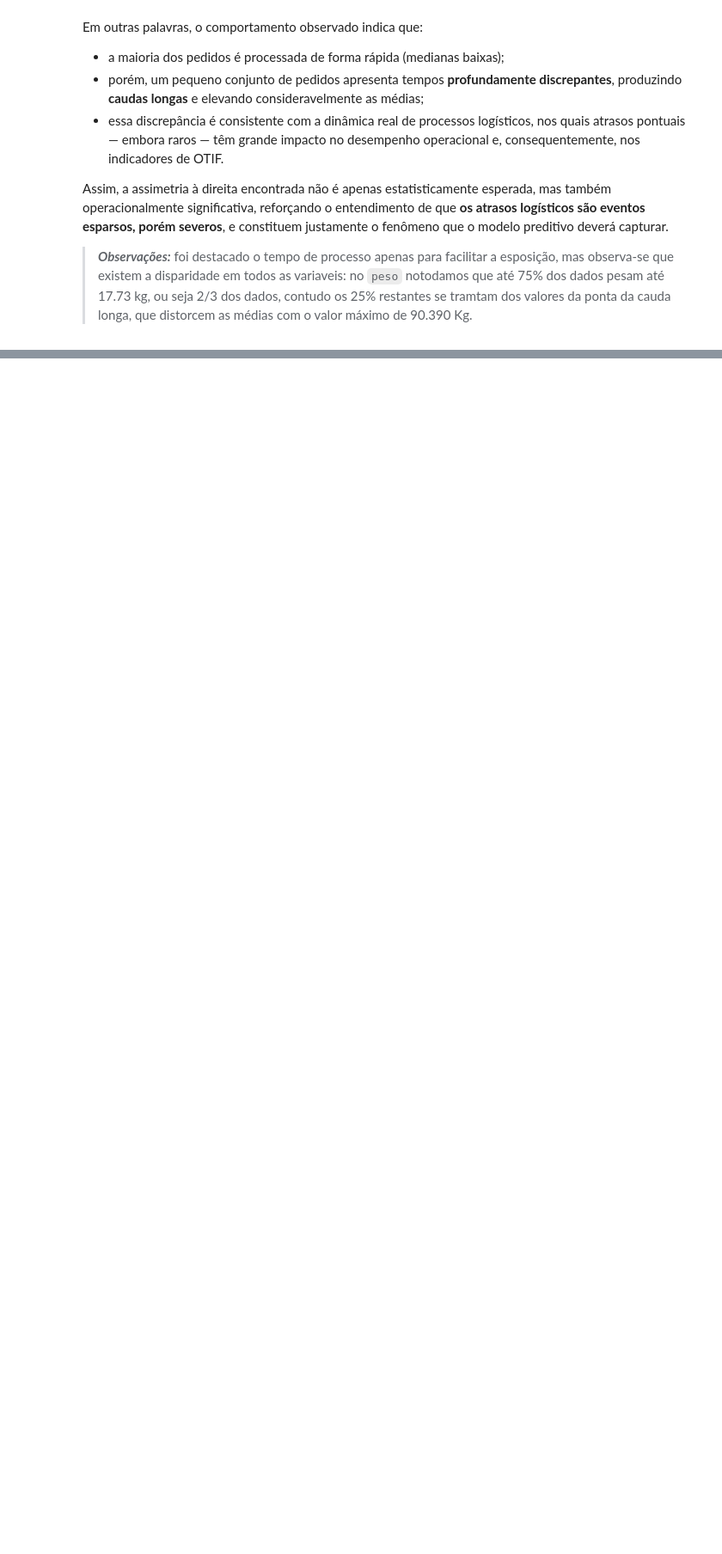
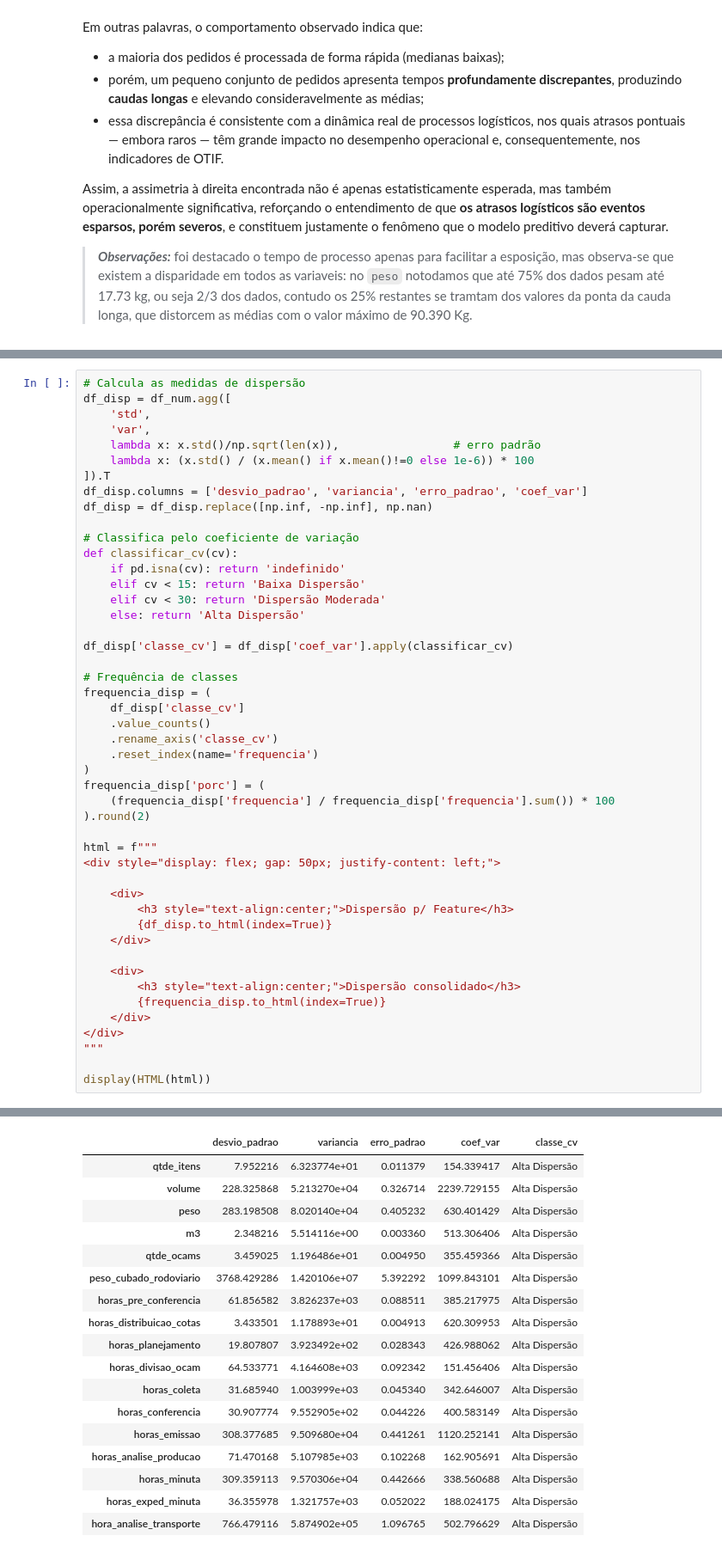
Before and after one commit to tiago466/ds-otif-detection-ml, a Jupyter notebook: notebooks/01_eda_descritiva.ipynb, the cells around one changed output, grey strips where cells are left out. Shown: that part at 86% size. Drawn from its saved outputs; the diff is of its cells as text; blank space fills up the shorter version.

```diff
--- a/notebooks/01_eda_descritiva.ipynb
+++ b/notebooks/01_eda_descritiva.ipynb
@@ -249,3 +252,51 @@ As análises desta etapa complementam diretamente o estudo de assimetria e prepa
 - Variáveis com **alto std** ou **alto CV** tendem a ser **ofensores operacionais**, contribuindo para atrasos.
 - Variáveis com **baixo desvio** indicam processos mais previsíveis e estáveis.
 - Comparar CV entre colunas poderá evidenciar quais etapas “puxam a cauda” da distribuição.
+# %%
+# Calcula as medidas de dispersão
+df_disp = df_num.agg([
+    'std',
+    'var',
+    lambda x: x.std()/np.sqrt(len(x)),                 # erro padrão
+    lambda x: (x.std() / (x.mean() if x.mean()!=0 else 1e-6)) * 100
+]).T
+df_disp.columns = ['desvio_padrao', 'variancia', 'erro_padrao', 'coef_var']
+df_disp = df_disp.replace([np.inf, -np.inf], np.nan)
+
+# Classifica pelo coeficiente de variação
+def classificar_cv(cv):
+    if pd.isna(cv): return 'indefinido'
+    elif cv < 15: return 'Baixa Dispersão'
+    elif cv < 30: return 'Dispersão Moderada'
+    else: return 'Alta Dispersão'
+
+df_disp['classe_cv'] = df_disp['coef_var'].apply(classificar_cv)
+
+# Frequência de classes
+frequencia_disp = (
+    df_disp['classe_cv']
+    .value_counts()
+    .rename_axis('classe_cv')
+    .reset_index(name='frequencia')
+)
+frequencia_disp['porc'] = (
+    (frequencia_disp['frequencia'] / frequencia_disp['frequencia'].sum()) * 100
+).round(2)
+
+html = f"""
+<div style="display: flex; gap: 50px; justify-content: left;">
+
+    <div>
+        <h3 style="text-align:center;">Dispersão p/ Feature</h3>
+        {df_disp.to_html(index=True)}
+    </div>
+
+    <div>
+        <h3 style="text-align:center;">Dispersão consolidado</h3>
+        {frequencia_disp.to_html(index=True)}
+    </div>
+</div>
+"""
+
+display(HTML(html))
+# %% [output]
@@ -251,0 +304,18 @@ As análises desta etapa complementam diretamente o estudo de assimetria e prepa
+|  | desvio_padrao | variancia | erro_padrao | coef_var | classe_cv |
+| qtde_itens | 7.952216 | 6.323774e+01 | 0.011379 | 154.339417 | Alta Dispersão |
+| volume | 228.325868 | 5.213270e+04 | 0.326714 | 2239.729155 | Alta Dispersão |
+| peso | 283.198508 | 8.020140e+04 | 0.405232 | 630.401429 | Alta Dispersão |
+| m3 | 2.348216 | 5.514116e+00 | 0.003360 | 513.306406 | Alta Dispersão |
+| qtde_ocams | 3.459025 | 1.196486e+01 | 0.004950 | 355.459366 | Alta Dispersão |
+| peso_cubado_rodoviario | 3768.429286 | 1.420106e+07 | 5.392292 | 1099.843101 | Alta Dispersão |
+| horas_pre_conferencia | 61.856582 | 3.826237e+03 | 0.088511 | 385.217975 | Alta Dispersão |
+| horas_distribuicao_cotas | 3.433501 | 1.178893e+01 | 0.004913 | 620.309953 | Alta Dispersão |
+| horas_planejamento | 19.807807 | 3.923492e+02 | 0.028343 | 426.988062 | Alta Dispersão |
+| horas_divisao_ocam | 64.533771 | 4.164608e+03 | 0.092342 | 151.456406 | Alta Dispersão |
+| horas_coleta | 31.685940 | 1.003999e+03 | 0.045340 | 342.646007 | Alta Dispersão |
+| horas_conferencia | 30.907774 | 9.552905e+02 | 0.044226 | 400.583149 | Alta Dispersão |
+| horas_emissao | 308.377685 | 9.509680e+04 | 0.441261 | 1120.252141 | Alta Dispersão |
+| horas_analise_producao | 71.470168 | 5.107985e+03 | 0.102268 | 162.905691 | Alta Dispersão |
+| horas_minuta | 309.359113 | 9.570306e+04 | 0.442666 | 338.560688 | Alta Dispersão |
+| horas_exped_minuta | 36.355978 | 1.321757e+03 | 0.052022 | 188.024175 | Alta Dispersão |
+| hora_analise_transporte | 766.479116 | 5.874902e+05 | 1.096765 | 502.796629 | Alta Dispersão |
```
Also changed, not shown: parts of 12 cells of this notebook, 1 other file.
